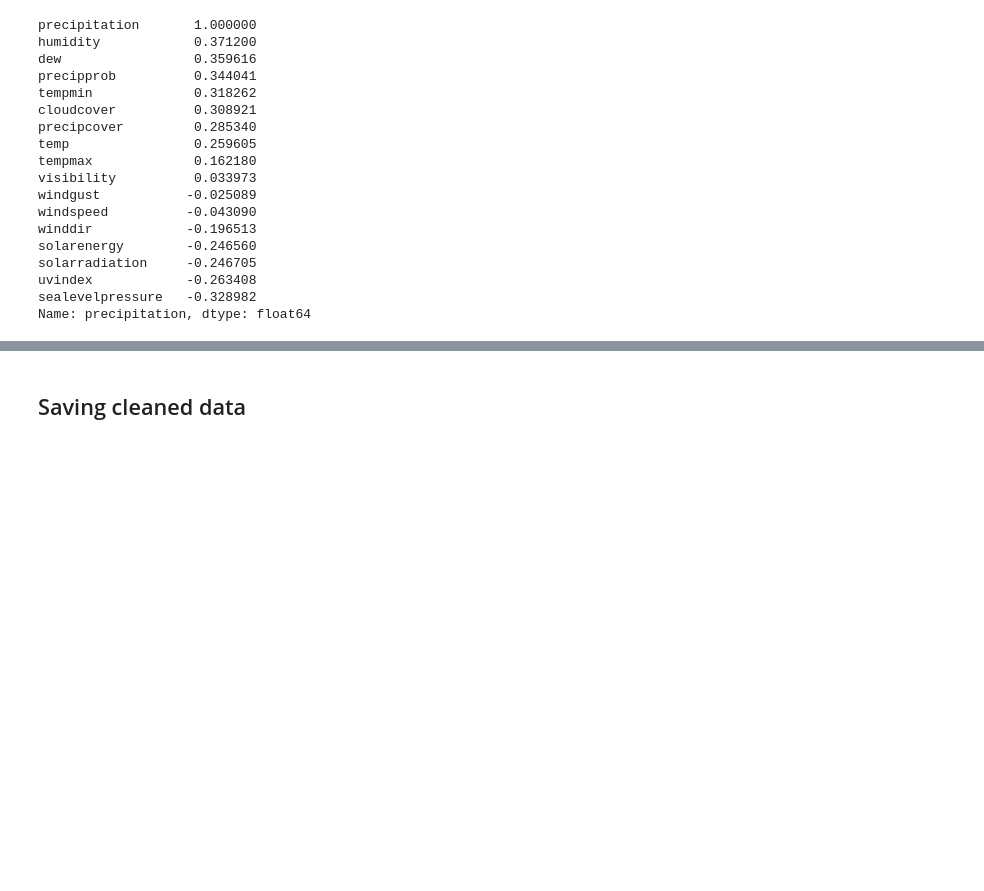
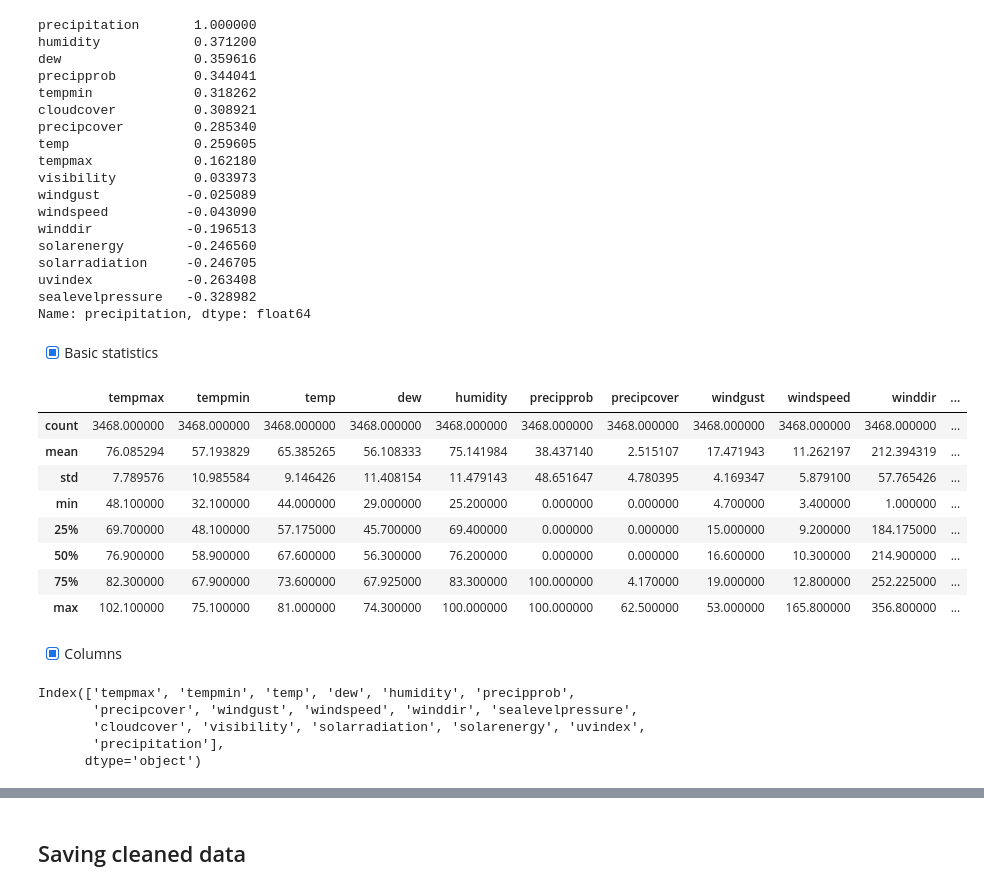
Before and after one commit to samTime101/AI-regression, a Jupyter notebook: 2511198_SamipRegmi_Regression.ipynb, the cells around one changed output, grey strips where cells are left out. Cells and saved outputs as stored; diff of their text form; code cells hidden in the pictures; blank space fills up the shorter version.

```diff
--- a/2511198_SamipRegmi_Regression.ipynb
+++ b/2511198_SamipRegmi_Regression.ipynb
@@ -133,3 +133,27 @@ solarradiation     -0.246705
 uvindex            -0.263408
 sealevelpressure   -0.328982
 Name: precipitation, dtype: float64
+# %% [markdown]
+- [x] Basic statistics
+# %%
+df_reg.describe()
+# %% [output]
+|  | tempmax | tempmin | temp | dew | humidity | precipprob | precipcover | windgust | windspeed | winddir | ... |
+| count | 3468.000000 | 3468.000000 | 3468.000000 | 3468.000000 | 3468.000000 | 3468.000000 | 3468.000000 | 3468.000000 | 3468.000000 | 3468.000000 | ... |
+| mean | 76.085294 | 57.193829 | 65.385265 | 56.108333 | 75.141984 | 38.437140 | 2.515107 | 17.471943 | 11.262197 | 212.394319 | ... |
+| std | 7.789576 | 10.985584 | 9.146426 | 11.408154 | 11.479143 | 48.651647 | 4.780395 | 4.169347 | 5.879100 | 57.765426 | ... |
+| min | 48.100000 | 32.100000 | 44.000000 | 29.000000 | 25.200000 | 0.000000 | 0.000000 | 4.700000 | 3.400000 | 1.000000 | ... |
+| 25% | 69.700000 | 48.100000 | 57.175000 | 45.700000 | 69.400000 | 0.000000 | 0.000000 | 15.000000 | 9.200000 | 184.175000 | ... |
+| 50% | 76.900000 | 58.900000 | 67.600000 | 56.300000 | 76.200000 | 0.000000 | 0.000000 | 16.600000 | 10.300000 | 214.900000 | ... |
+| 75% | 82.300000 | 67.900000 | 73.600000 | 67.925000 | 83.300000 | 100.000000 | 4.170000 | 19.000000 | 12.800000 | 252.225000 | ... |
+| max | 102.100000 | 75.100000 | 81.000000 | 74.300000 | 100.000000 | 100.000000 | 62.500000 | 53.000000 | 165.800000 | 356.800000 | ... |
+# %% [markdown]
+- [x] Columns
+# %%
+df_reg.columns
+# %% [output]
+Index(['tempmax', 'tempmin', 'temp', 'dew', 'humidity', 'precipprob',
+       'precipcover', 'windgust', 'windspeed', 'winddir', 'sealevelpressure',
+       'cloudcover', 'visibility', 'solarradiation', 'solarenergy', 'uvindex',
+       'precipitation'],
+      dtype='object')
```
Also changed, not shown: parts of 2 cells of this notebook.
